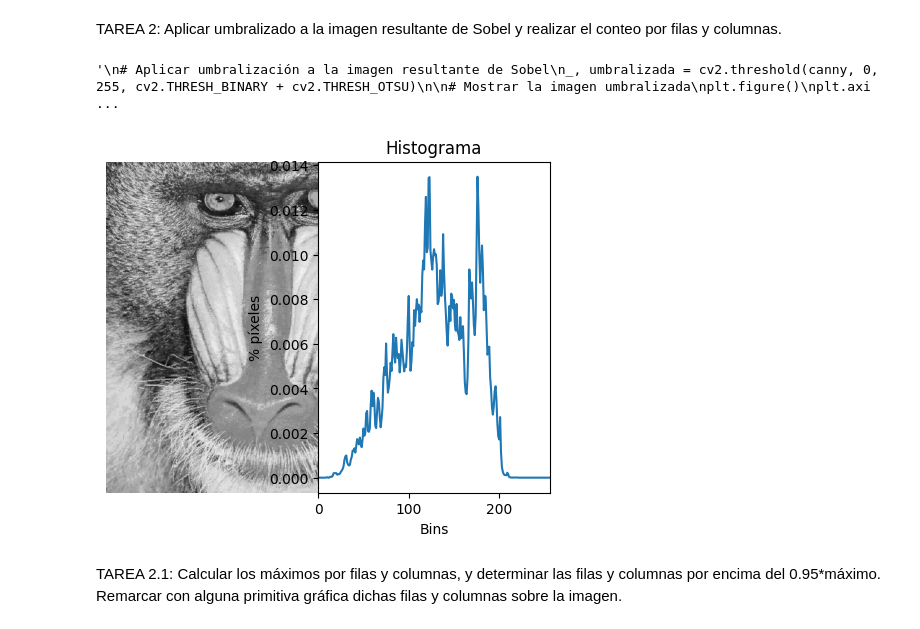
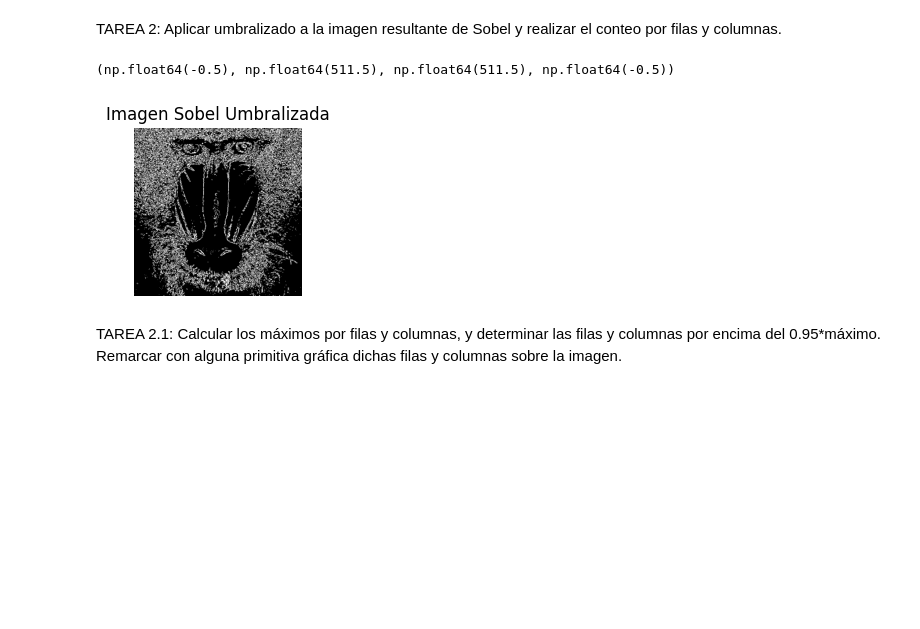
Before and after one commit to AdriTN/Pr-cticas-VC, a Jupyter notebook: P2/VC_P2.ipynb, the cells around one changed output. Drawn from its saved outputs; the diff is of its cells as text; code cells hidden in the pictures; blank space fills up the shorter version.

```diff
--- a/P2/VC_P2.ipynb
+++ b/P2/VC_P2.ipynb
@@ -91,26 +91,34 @@ Filas con un número de píxeles blancos superior al 95% del máximo:  [ 12 100]
 Número de píxeles blanco de dichas filas:  [56100 54060]
 # %% [markdown]
 TAREA 2: Aplicar umbralizado a la imagen resultante de Sobel y realizar el conteo por filas y columnas.
-# %%
-
-# Aplicar umbralización a la imagen resultante de Sobel
-_, umbralizada = cv2.threshold(canny, 0, 255, cv2.THRESH_BINARY + cv2.THRESH_OTSU)
-
-# Mostrar la imagen umbralizada
-plt.figure()
-plt.axis("off")
-
-# Realizar el conteo por filas de la imagen umbralizada
-row_counts = cv2.reduce(umbralizada, 1, cv2.REDUCE_SUM, dtype=cv2.CV_32SC1)
-rows = row_counts / (255 * umbralizada.shape[0])
-print("Número de píxeles blancos por fila: ", rows)
-
-# Realizar el conteo por columnas de la imagen umbralizada
-col_counts = cv2.reduce(umbralizada, 0, cv2.REDUCE_SUM, dtype=cv2.CV_32SC1)
-cols = col_counts[0] / (255 * umbralizada.shape[1])
-print("Número de píxeles blancos por columna: ", cols)
-# %% [output]
-'\n# Aplicar umbralización a la imagen resultante de Sobel\n_, umbralizada = cv2.threshold(canny, 0, 255, cv2.THRESH_BINARY + cv2.THRESH_OTSU)\n\n# Mostrar la imagen umbralizada\nplt.figure()\nplt.axi ...
-[figure, removed]
+# %%
+
+# Aplicar el operador de Sobel a la imagen en niveles de grises
+sobel_x = cv2.Sobel(gris, cv2.CV_64F, 1, 0, ksize=3) # Sobel en dirección x
+sobel_y = cv2.Sobel(gris, cv2.CV_64F, 0, 1, ksize=3) # Sobel en dirección y
+
+# Calcular la magnitud y la dirección de los gradientes
+sobel = np.sqrt(sobel_x**2 + sobel_y**2)
+
+# Convertir la magnitud a un rango de 0 a 255 (8 bits)
+sobel8 = np.uint8(sobel)
+
+# Aplicar el umbral para binarizar la imagen
+_, sobel_bin = cv2.threshold(sobel8, 127, 255, cv2.THRESH_BINARY)
+
+# Contar los píxeles blancos por filas y columnas
+row_counts_sobel = np.sum(sobel_bin==255, axis=1)
+#print(row_counts_sobel)
+col_counts_sobel = np.sum(sobel_bin==255, axis=0)
+#print(col_counts_sobel)
+
+# Mostrar la imagen binarizada
+plt.subplot(2, 2, 1)
+plt.imshow(sobel_bin, cmap='gray')
+plt.title('Imagen Sobel Umbralizada')
+plt.axis('off')
+# %% [output]
+(np.float64(-0.5), np.float64(511.5), np.float64(511.5), np.float64(-0.5))
+[figure, added]
 # %% [markdown]
 TAREA 2.1: Calcular los máximos por filas y columnas, y determinar las filas y columnas por encima del 0.95*máximo. Remarcar con alguna primitiva gráfica dichas filas y columnas sobre la imagen.
```
Also changed, not shown: parts of 3 cells of this notebook.
